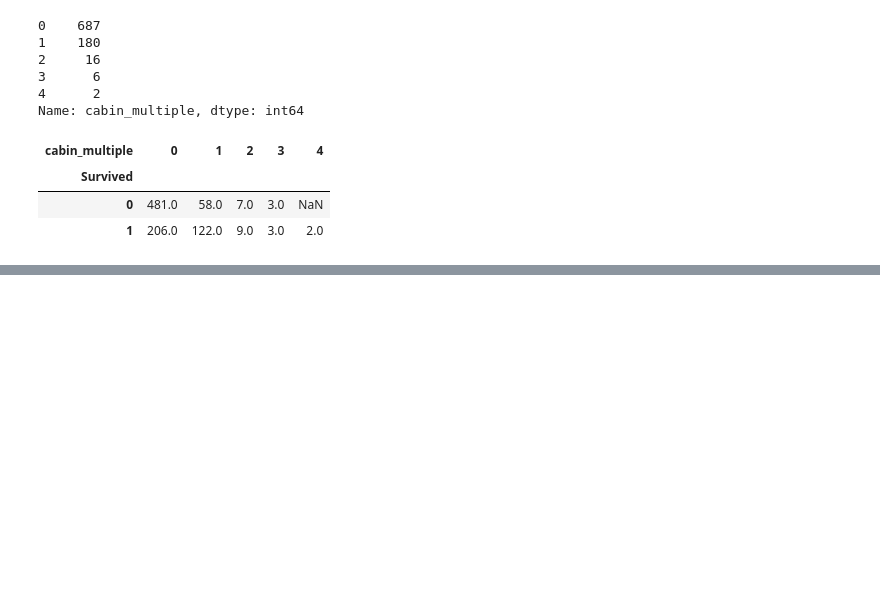
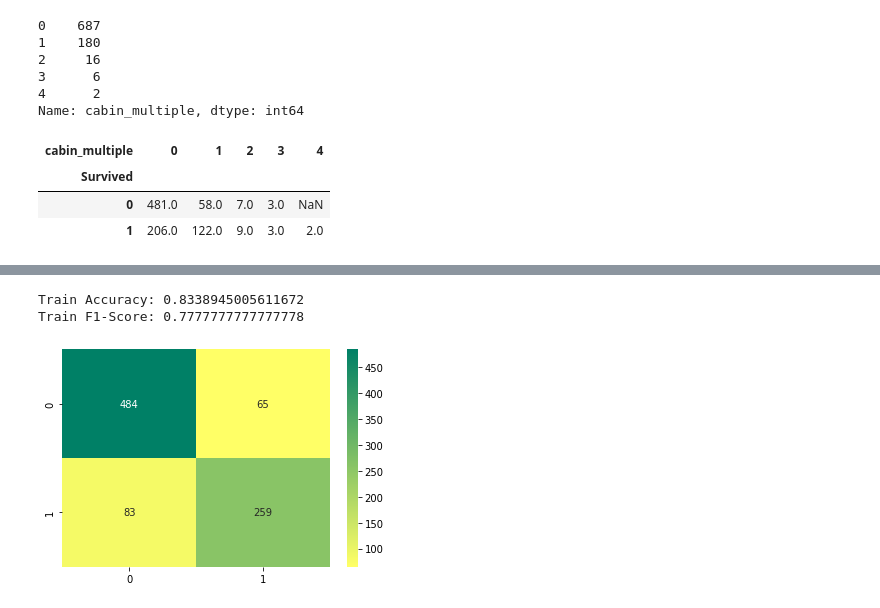
Before and after one commit to uraninjo/KaggleCompetitions, a Jupyter notebook: Titanic/main.ipynb, the cells around one changed output, grey strips where cells are left out. Drawn from its saved outputs; the diff is of its cells as text; code cells hidden in the pictures; blank space fills up the shorter version.

```diff
--- a/Titanic/main.ipynb
+++ b/Titanic/main.ipynb
@@ -164,0 +378,10 @@ pd.pivot_table(df, index = 'Survived', columns = 'cabin_multiple', values = 'Tic
+# %%
+y_pred = clf.predict(X_train_scaled)
+print(f"Train Accuracy: {accuracy_score(y_train, y_pred)}")
+print(f"Train F1-Score: {f1_score(y_train, y_pred)}")
+sbn.heatmap(confusion_matrix(y_train, y_pred), fmt='.3g', annot=True, cmap='summer_r')
+plt.show()
+# %% [output]
+Train Accuracy: 0.8338945005611672
+Train F1-Score: 0.7777777777777778
+[figure, added]
```
Also changed, not shown: parts of 26 cells of this notebook, 2 other files.
